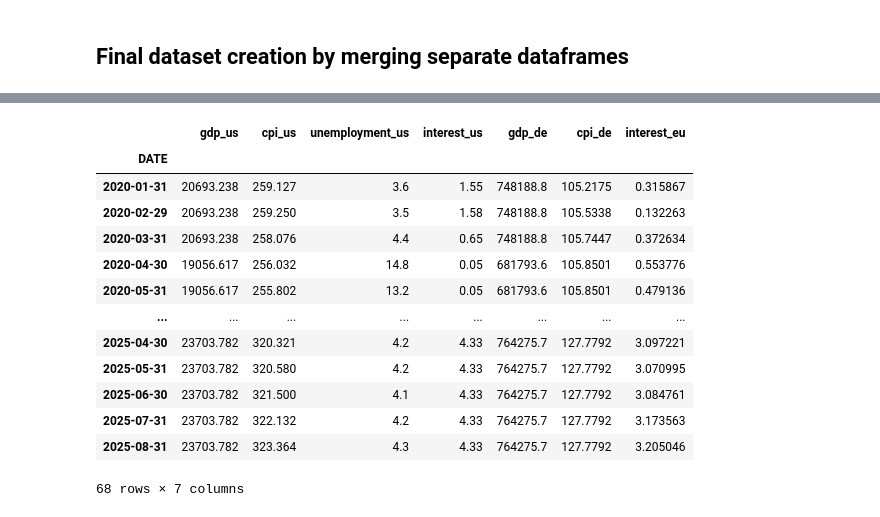
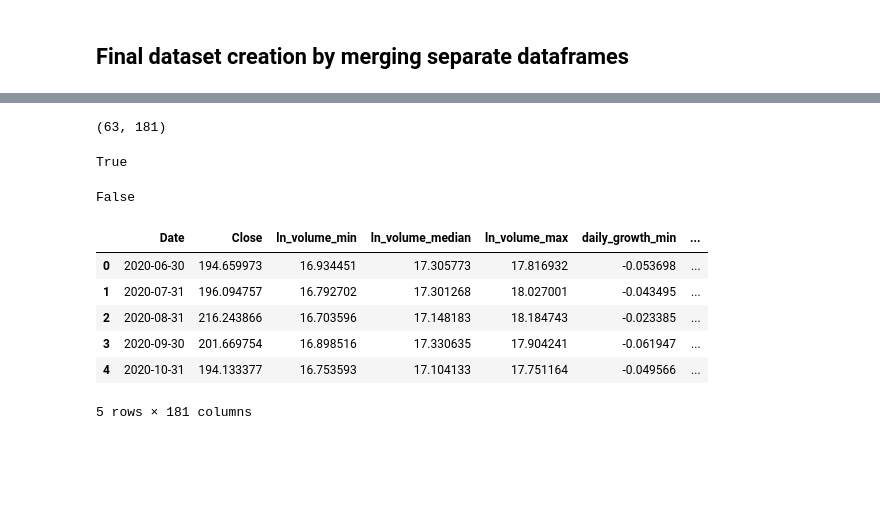
Before and after one commit to terry07/stock-markets-analytics-zoomcamp-project-by-sk, a Jupyter notebook: notebooks/dataset_creation.ipynb, the cells around one changed output, grey strips where cells are left out. Drawn from its saved outputs; the diff is of its cells as text; code cells hidden in the pictures; blank space fills up the shorter version.

```diff
--- a/notebooks/dataset_creation.ipynb
+++ b/notebooks/dataset_creation.ipynb
@@ -523,17 +373,47 @@ DATE
-# %%
-pd.concat(fred, axis=1).resample('ME').last().fillna(method='ffill')
-# %% [output]
-|  | gdp_us | cpi_us | unemployment_us | interest_us | gdp_de | cpi_de | interest_eu |
-| DATE |  |  |  |  |  |  |  |
-| 2020-01-31 | 20693.238 | 259.127 | 3.6 | 1.55 | 748188.8 | 105.2175 | 0.315867 |
-| 2020-02-29 | 20693.238 | 259.250 | 3.5 | 1.58 | 748188.8 | 105.5338 | 0.132263 |
-| 2020-03-31 | 20693.238 | 258.076 | 4.4 | 0.65 | 748188.8 | 105.7447 | 0.372634 |
-| 2020-04-30 | 19056.617 | 256.032 | 14.8 | 0.05 | 681793.6 | 105.8501 | 0.553776 |
-| 2020-05-31 | 19056.617 | 255.802 | 13.2 | 0.05 | 681793.6 | 105.8501 | 0.479136 |
-| ... | ... | ... | ... | ... | ... | ... | ... |
-| 2025-04-30 | 23703.782 | 320.321 | 4.2 | 4.33 | 764275.7 | 127.7792 | 3.097221 |
-| 2025-05-31 | 23703.782 | 320.580 | 4.2 | 4.33 | 764275.7 | 127.7792 | 3.070995 |
-| 2025-06-30 | 23703.782 | 321.500 | 4.1 | 4.33 | 764275.7 | 127.7792 | 3.084761 |
-| 2025-07-31 | 23703.782 | 322.132 | 4.2 | 4.33 | 764275.7 | 127.7792 | 3.173563 |
-| 2025-08-31 | 23703.782 | 323.364 | 4.3 | 4.33 | 764275.7 | 127.7792 | 3.205046 |
-68 rows × 7 columns
+# %%
+ticker = "MSFT"
+
+ticker_data = dataset_price['MSFT']
+
+# Add fundamentals data to the price data (row by row)
+for k, v in dataset_fundamentals[ticker].items():
+    ticker_data[k] = v
+
+# Resample talib data to monthly end frequency and take median
+df1 = dataset_talib_momentum[ticker].set_index('Date').drop(columns='Ticker').resample('ME').median().reset_index().dropna()
+df2 = dataset_talib_pattern[ticker].set_index('Date').drop(columns='Ticker').resample('ME').median().reset_index().dropna()
+
+# Merge ticker_data with df1 on 'Date'
+merged1 = pd.merge(ticker_data, df1, how='left', on='Date', validate='many_to_one')
+
+# Merge the result with df2 on 'Date'
+merged2 = pd.merge(merged1, df2, how='left', on='Date', validate='many_to_one')
+
+# Merge with dataset_fred on 'Date'
+merged3 = pd.merge(merged2, dataset_fred, how='left', on='Date', validate='many_to_one')
+
+# Final merge with dataset_major_indices
+final_merged = pd.merge(merged3, dataset_major_indices, how='left', on='Date', validate='many_to_one')
+
+# final_merged now contains columns from all three DataFrames, joined on 'Date'
+final_merged.shape
+# %% [output]
+(63, 181)
+# %%
+'ticker' in final_merged.columns
+# %% [output]
+True
+# %%
+'Ticker' in final_merged.columns
+# %% [output]
+False
+# %%
+final_merged.head()
+# %% [output]
+|  | Date | Close | ln_volume_min | ln_volume_median | ln_volume_max | daily_growth_min | ... |
+| 0 | 2020-06-30 | 194.659973 | 16.934451 | 17.305773 | 17.816932 | -0.053698 | ... |
+| 1 | 2020-07-31 | 196.094757 | 16.792702 | 17.301268 | 18.027001 | -0.043495 | ... |
+| 2 | 2020-08-31 | 216.243866 | 16.703596 | 17.148183 | 18.184743 | -0.023385 | ... |
+| 3 | 2020-09-30 | 201.669754 | 16.898516 | 17.330635 | 17.904241 | -0.061947 | ... |
+| 4 | 2020-10-31 | 194.133377 | 16.753593 | 17.104133 | 17.751164 | -0.049566 | ... |
+5 rows × 181 columns
```
Also changed, not shown: parts of 26 cells of this notebook, 2 other files.
